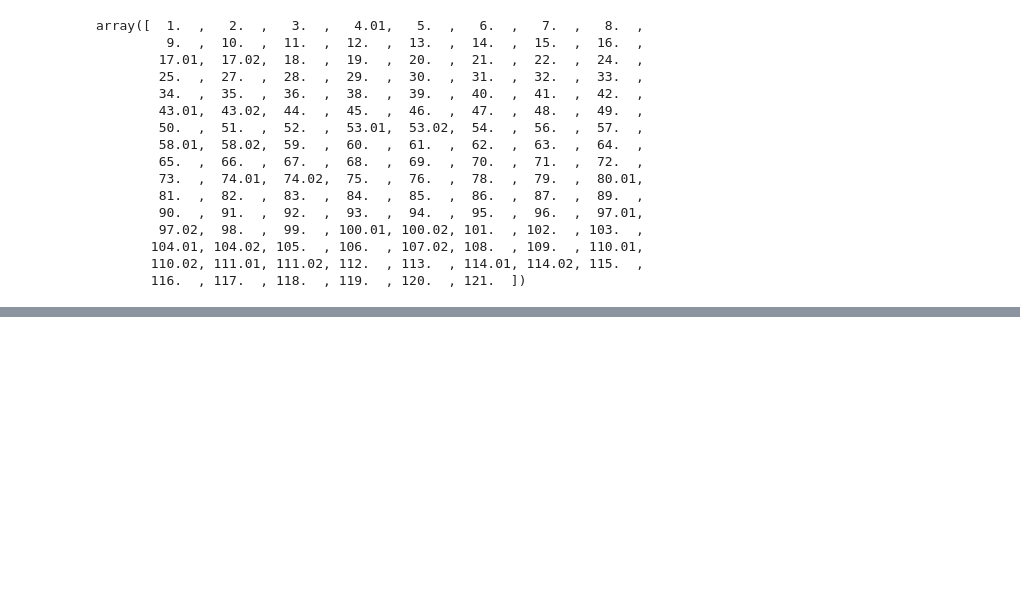
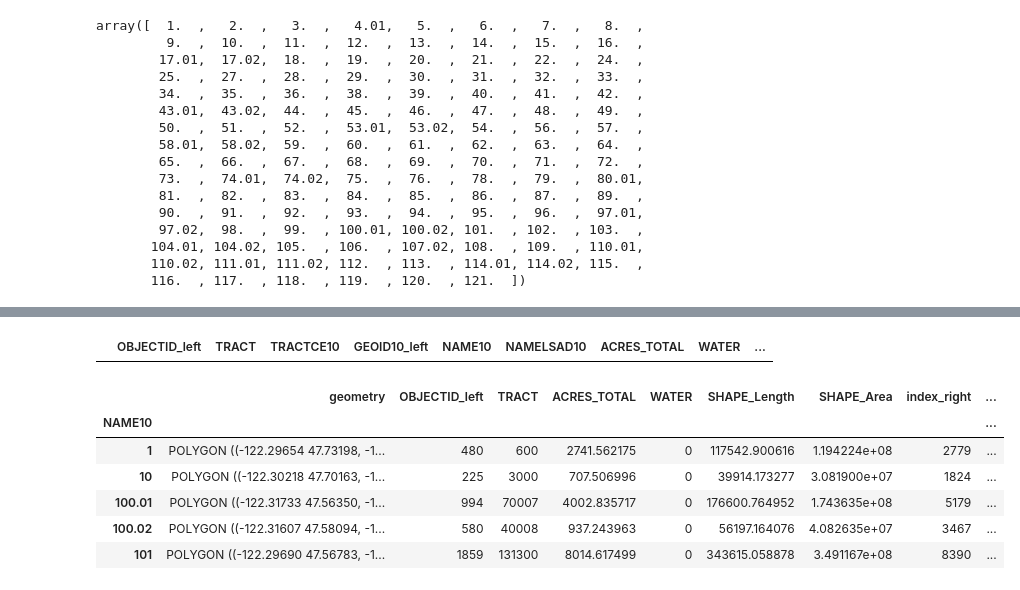
Before and after one commit to Greening-Seattle/Prediction, a Jupyter notebook: Prediction_GeoSegmentation.ipynb, the cells around one changed output, grey strips where cells are left out. Saved outputs shown, nothing was run; the diff lists cells and outputs as text; code cells hidden in the pictures; blank space fills up the shorter version.

```diff
--- a/Prediction_GeoSegmentation.ipynb
+++ b/Prediction_GeoSegmentation.ipynb
@@ -245,0 +252,4 @@ pop_tracts.tail()
+# %%
+test
+# %% [output]
+|  | OBJECTID_left | TRACT | TRACTCE10 | GEOID10_left | NAME10 | NAMELSAD10 | ACRES_TOTAL | WATER | ... |
@@ -245,0 +258,10 @@ pop_tracts.tail()
+# %%
+pop_tracts_3.head()
+# %% [output]
+|  | geometry | OBJECTID_left | TRACT | ACRES_TOTAL | WATER | SHAPE_Length | SHAPE_Area | index_right | ... |
+| NAME10 |  |  |  |  |  |  |  |  | ... |
+| 1 | POLYGON ((-122.29654 47.73198, -1... | 480 | 600 | 2741.562175 | 0 | 117542.900616 | 1.194224e+08 | 2779 | ... |
+| 10 | POLYGON ((-122.30218 47.70163, -1... | 225 | 3000 | 707.506996 | 0 | 39914.173277 | 3.081900e+07 | 1824 | ... |
+| 100.01 | POLYGON ((-122.31733 47.56350, -1... | 994 | 70007 | 4002.835717 | 0 | 176600.764952 | 1.743635e+08 | 5179 | ... |
+| 100.02 | POLYGON ((-122.31607 47.58094, -1... | 580 | 40008 | 937.243963 | 0 | 56197.164076 | 4.082635e+07 | 3467 | ... |
+| 101 | POLYGON ((-122.29690 47.56783, -1... | 1859 | 131300 | 8014.617499 | 0 | 343615.058878 | 3.491167e+08 | 8390 | ... |
```
Also changed, not shown: parts of 8 cells of this notebook.
